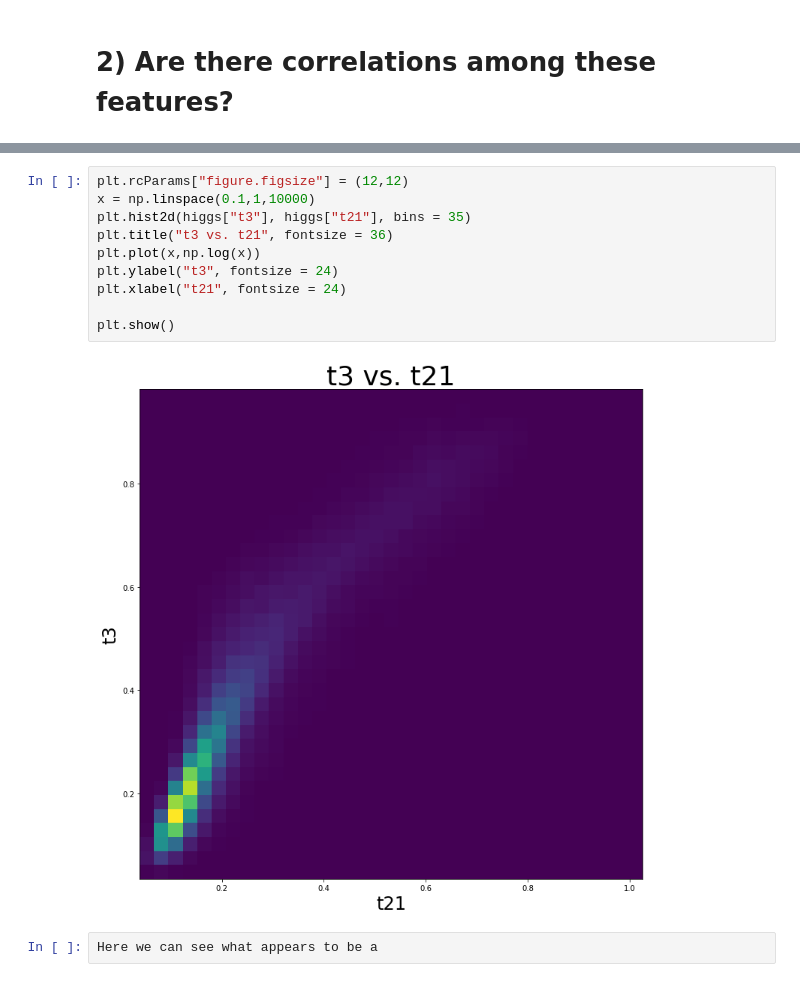
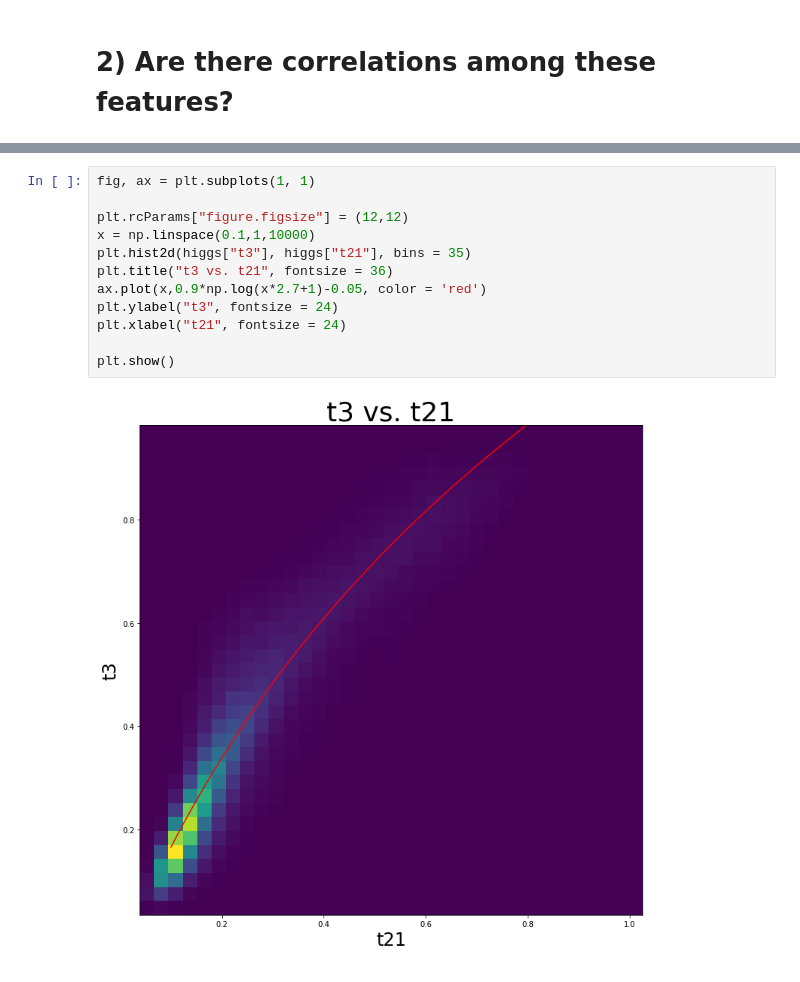
Before and after one commit to WyattOtsuka/PHYS434, a Jupyter notebook: lab5.ipynb, the cells around one changed output, grey strips where cells are left out. Drawn from its saved outputs; the diff is of its cells as text.

```diff
--- a/lab5.ipynb
+++ b/lab5.ipynb
@@ -60,14 +63,14 @@ We can see here what appears to be an overall exponential decrease between t3 an
 # %%
+fig, ax = plt.subplots(1, 1)
+
 plt.rcParams["figure.figsize"] = (12,12)
 x = np.linspace(0.1,1,10000)
 plt.hist2d(higgs["t3"], higgs["t21"], bins = 35)
 plt.title("t3 vs. t21", fontsize = 36)
-plt.plot(x,np.log(x))
+ax.plot(x,0.9*np.log(x*2.7+1)-0.05, color = 'red')
 plt.ylabel("t3", fontsize = 24)
 plt.xlabel("t21", fontsize = 24)
 
 plt.show()
 # %% [output]
-[figure, old version]
+[figure, new version]
-# %%
-Here we can see what appears to be a
```
Also changed, not shown: parts of 12 cells of this notebook.
